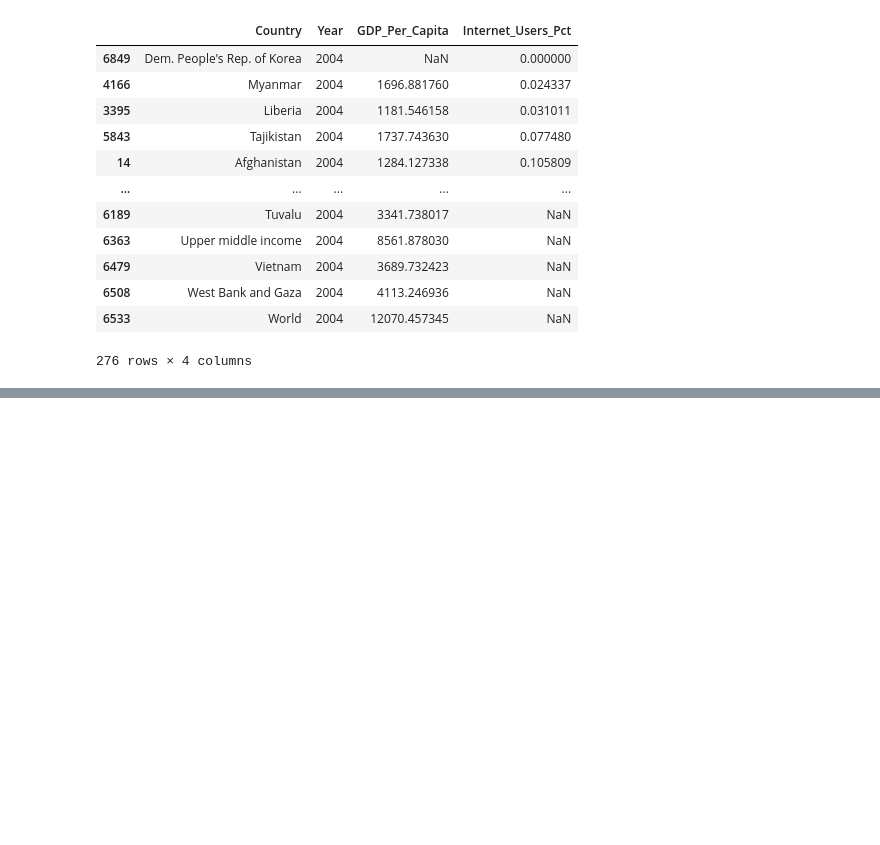
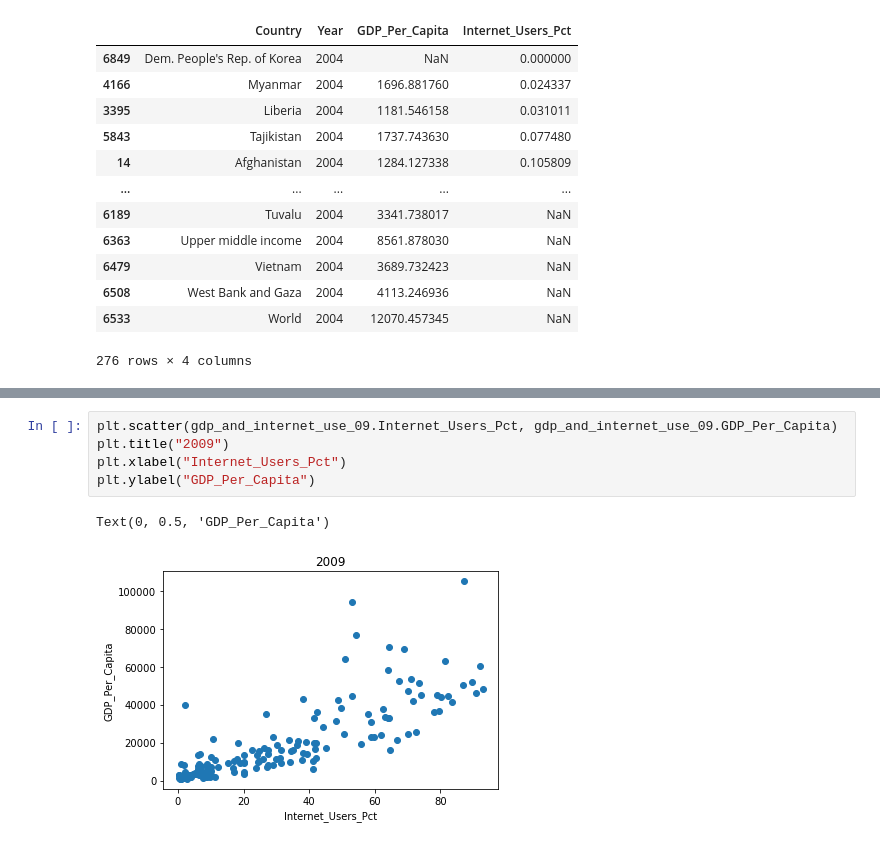
Before and after one commit to megan2/gdp-and-internet-usage-megan2, a Jupyter notebook: gdp_python_workbook.ipynb, the cells around one changed output, grey strips where cells are left out. Drawn from its saved outputs; the diff is of its cells as text; blank space fills up the shorter version.

```diff
--- a/gdp_python_workbook.ipynb
+++ b/gdp_python_workbook.ipynb
@@ -206,0 +264,8 @@ gdp_and_internet_use_04.sort_values('Internet_Users_Pct', ascending=True)
+# %%
+plt.scatter(gdp_and_internet_use_09.Internet_Users_Pct, gdp_and_internet_use_09.GDP_Per_Capita)
+plt.title("2009")
+plt.xlabel("Internet_Users_Pct")
+plt.ylabel("GDP_Per_Capita")
+# %% [output]
+Text(0, 0.5, 'GDP_Per_Capita')
+[figure, added]
```
Also changed, not shown: parts of 21 cells of this notebook.
